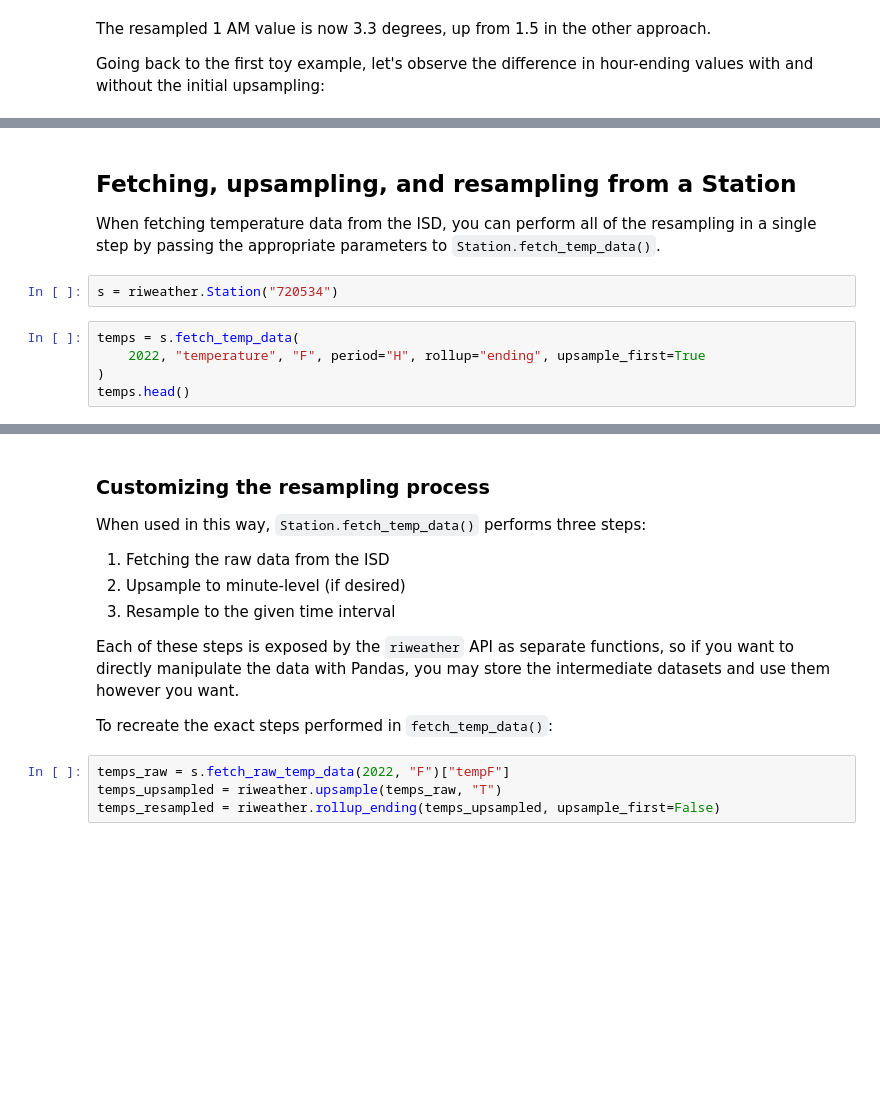
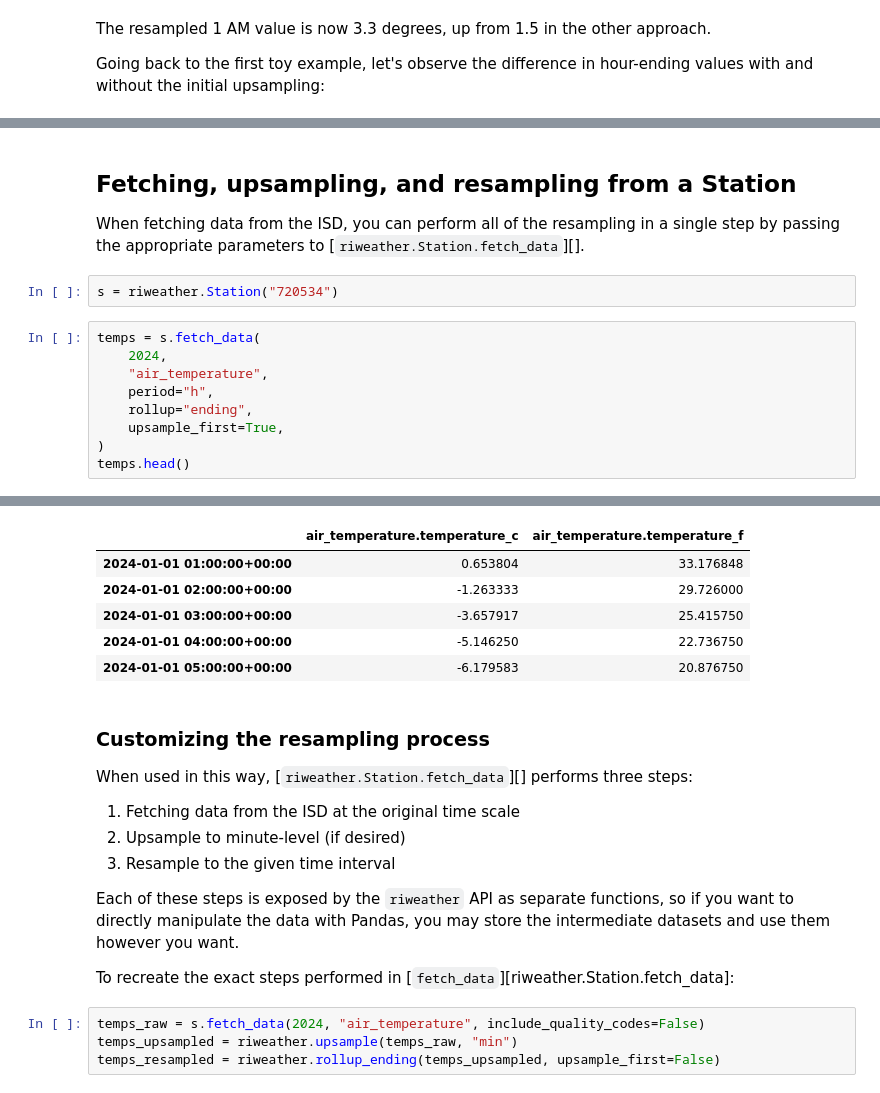
Before and after one commit to ensley-nexant/riweather, a Jupyter notebook: docs/resampling.ipynb, the cells around one changed output, grey strips where cells are left out. Drawn from its saved outputs; the diff is of its cells as text; blank space fills up the shorter version.

```diff
--- a/docs/resampling.ipynb
+++ b/docs/resampling.ipynb
@@ -244,12 +244,16 @@ plot_temps(datasets, labels)
 # %% [markdown]
 ## Fetching, upsampling, and resampling from a Station
 
-When fetching temperature data from the ISD, you can perform all of the resampling in a single step by passing the appropriate parameters to `Station.fetch_temp_data()`.
+When fetching data from the ISD, you can perform all of the resampling in a single step by passing the appropriate parameters to [`riweather.Station.fetch_data`][].
 # %%
 s = riweather.Station("720534")
 # %%
-temps = s.fetch_temp_data(
-    2022, "temperature", "F", period="H", rollup="ending", upsample_first=True
+temps = s.fetch_data(
+    2024,
+    "air_temperature",
+    period="h",
+    rollup="ending",
+    upsample_first=True,
 )
 temps.head()
 # %% [output]
@@ -262,18 +260,24 @@ Freq: H, Name: tempF, dtype: float64
+|  | air_temperature.temperature_c | air_temperature.temperature_f |
+| 2024-01-01 01:00:00+00:00 | 0.653804 | 33.176848 |
+| 2024-01-01 02:00:00+00:00 | -1.263333 | 29.726000 |
+| 2024-01-01 03:00:00+00:00 | -3.657917 | 25.415750 |
+| 2024-01-01 04:00:00+00:00 | -5.146250 | 22.736750 |
+| 2024-01-01 05:00:00+00:00 | -6.179583 | 20.876750 |
 # %% [markdown]
 ### Customizing the resampling process
 
-When used in this way, `Station.fetch_temp_data()` performs three steps:
+When used in this way, [`riweather.Station.fetch_data`][] performs three steps:
 
-1. Fetching the raw data from the ISD
+1. Fetching data from the ISD at the original time scale
 2. Upsample to minute-level (if desired)
 3. Resample to the given time interval
 
 Each of these steps is exposed by the `riweather` API as separate functions, so if you want to directly manipulate the data with Pandas, you may store the intermediate datasets and use them however you want.
 
-To recreate the exact steps performed in `fetch_temp_data()`:
+To recreate the exact steps performed in [`fetch_data`][riweather.Station.fetch_data]:
 # %%
-temps_raw = s.fetch_raw_temp_data(2022, "F")["tempF"]
-temps_upsampled = riweather.upsample(temps_raw, "T")
+temps_raw = s.fetch_data(2024, "air_temperature", include_quality_codes=False)
+temps_upsampled = riweather.upsample(temps_raw, "min")
 temps_resampled = riweather.rollup_ending(temps_upsampled, upsample_first=False)
 # %%
 temps_resampled.head()
```
Also changed, not shown: parts of 19 cells of this notebook, 25 other files.
